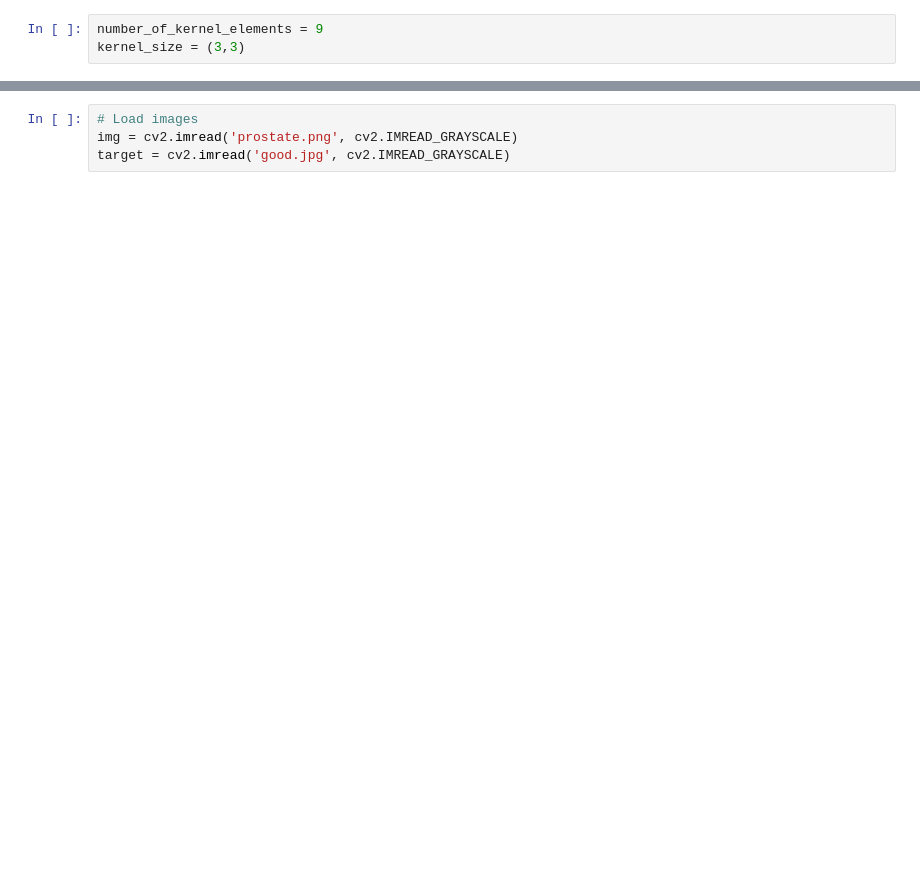
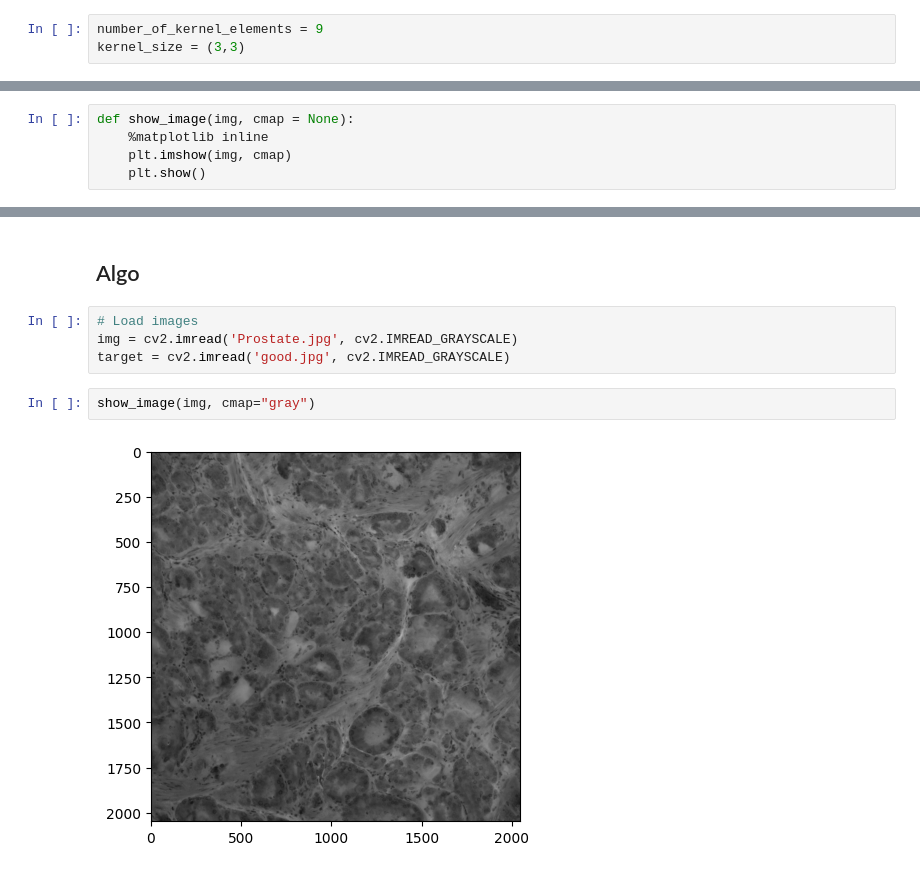
Before and after one commit to prakhargaming/Lab-thingy, a Jupyter notebook: IV.ipynb, the cells around one changed output, grey strips where cells are left out. Cells and saved outputs as stored; diff of their text form; blank space fills up the shorter version.

```diff
--- a/IV.ipynb
+++ b/IV.ipynb
@@ -28,0 +32,5 @@ def objective_function(kernel_params, img, target):
+# %%
+def show_image(img, cmap = None):
+    %matplotlib inline
+    plt.imshow(img, cmap)
+    plt.show()
@@ -29,7 +51,13 @@ def objective_function(kernel_params, img, target):
+# %% [markdown]
+## Algo
 # %%
 # Load images
-img = cv2.imread('prostate.png', cv2.IMREAD_GRAYSCALE)
+img = cv2.imread('Prostate.jpg', cv2.IMREAD_GRAYSCALE)
 target = cv2.imread('good.jpg', cv2.IMREAD_GRAYSCALE)
+# %%
+show_image(img, cmap="gray")
+# %% [output]
+[figure, added]
 # %%
 # Initial kernel parameters (random initialization)
 initial_kernel_params = np.random.uniform(0, 1, size=number_of_kernel_elements)
```
Also changed, not shown: parts of 9 cells of this notebook, 2 other files.
